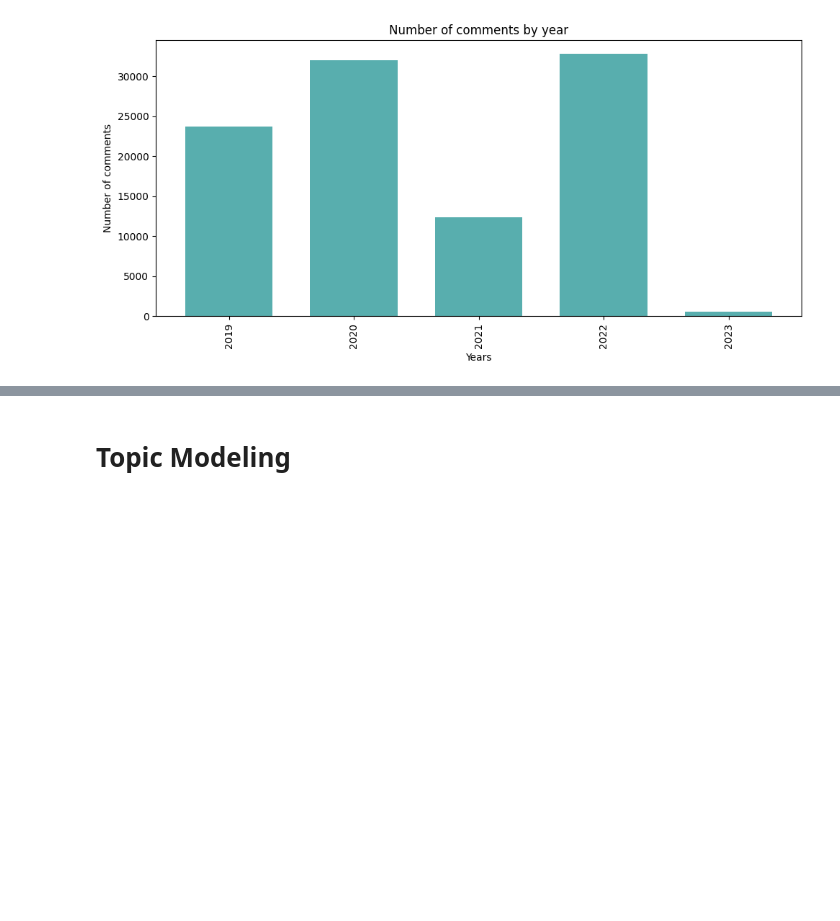
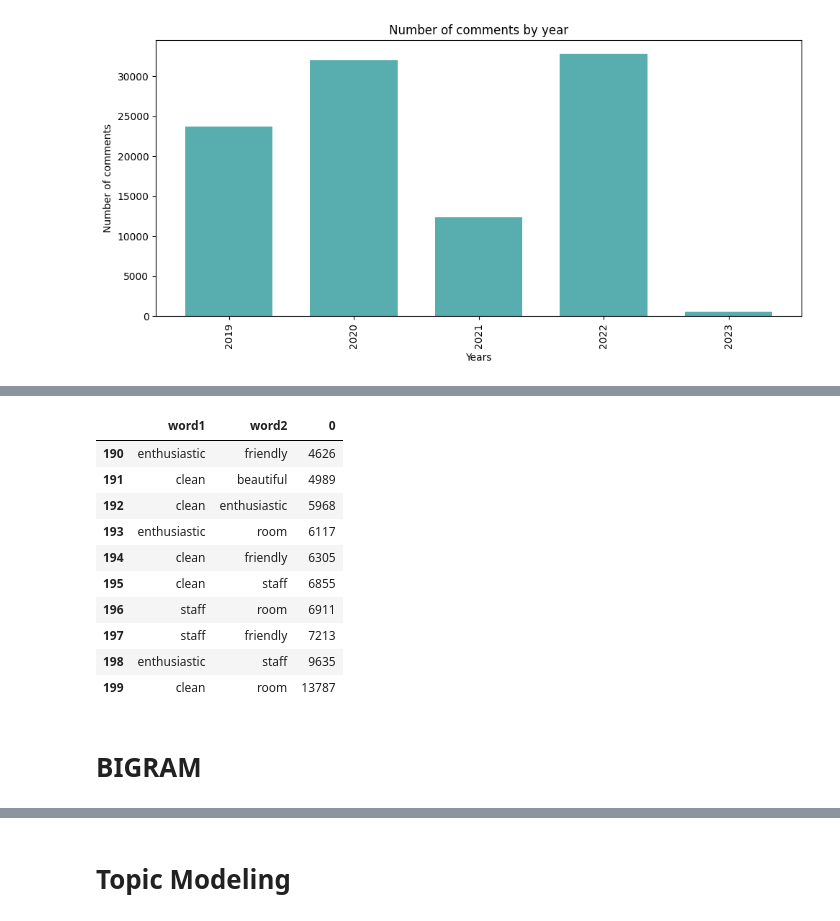
Before and after one commit to Tamuonanthit/NCKH_Airbnb, a Jupyter notebook: NCKH-1.ipynb, the cells around one changed output, grey strips where cells are left out. Drawn from its saved outputs; the diff is of its cells as text; code cells hidden in the pictures; blank space fills up the shorter version.

```diff
--- a/NCKH-1.ipynb
+++ b/NCKH-1.ipynb
@@ -604,0 +670,18 @@ plt.show()
+# %%
+txts = df_ocuured['comments'].values.tolist()
+words_in_text = []
+for txt in txts:
+    txt = clean_text(txt)
+    words_in_text.append(get_words(txt, eng_stopwords))
+# %%
+word_pairs = []
+for words in words_in_text:
+    words_ = list(set(words))
+    for i in range(len(words_)-1):
+        for j in range(i+1, len(words_)):
+            word_i = words_[i]
+            word_j = words_[j]
+            if word_i < word_j:
+                word_pairs.append([word_i, word_j])
+            else:
+                word_pairs.append([word_i, word_j])
@@ -604,0 +692,16 @@ plt.show()
+# %%
+word_pairs_count.tail(10)
+# %% [output]
+|  | word1 | word2 | 0 |
+| 190 | enthusiastic | friendly | 4626 |
+| 191 | clean | beautiful | 4989 |
+| 192 | clean | enthusiastic | 5968 |
+| 193 | enthusiastic | room | 6117 |
+| 194 | clean | friendly | 6305 |
+| 195 | clean | staff | 6855 |
+| 196 | staff | room | 6911 |
+| 197 | staff | friendly | 7213 |
+| 198 | enthusiastic | staff | 9635 |
+| 199 | clean | room | 13787 |
+# %% [markdown]
+# BIGRAM
```
Also changed, not shown: parts of 13 cells of this notebook.
